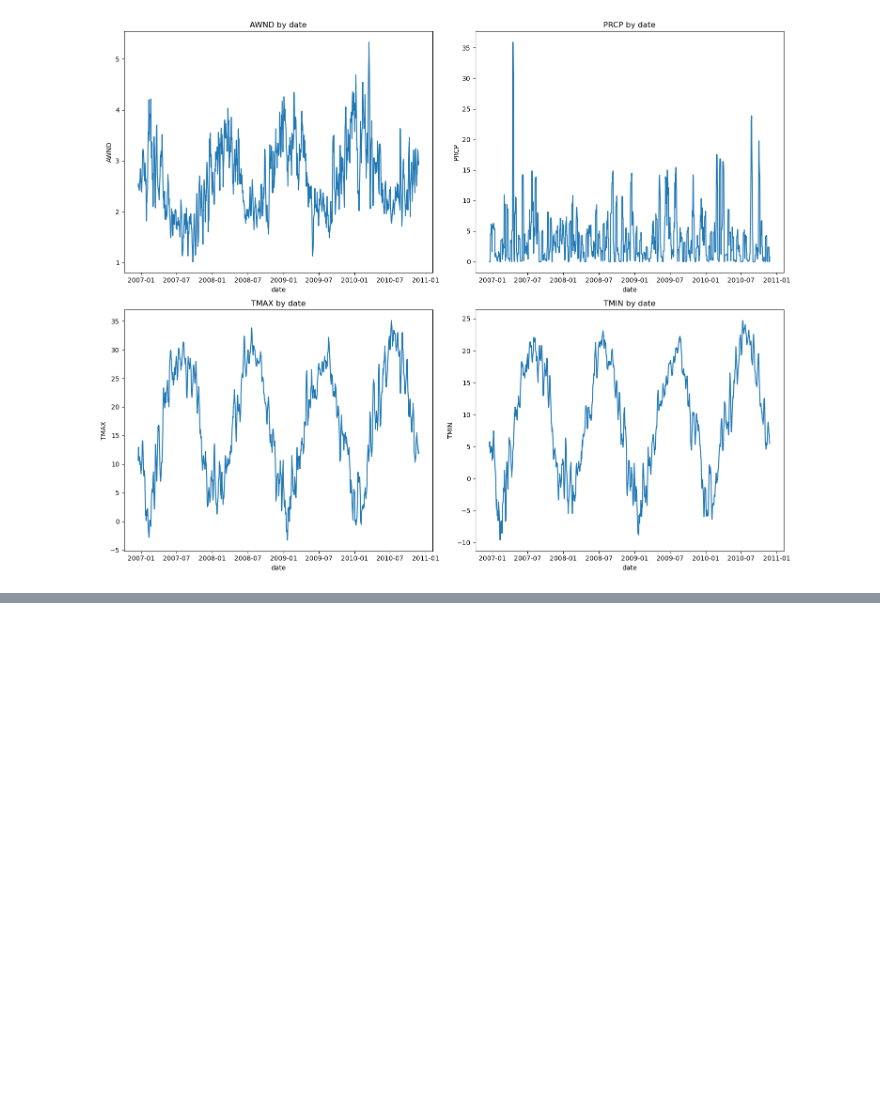
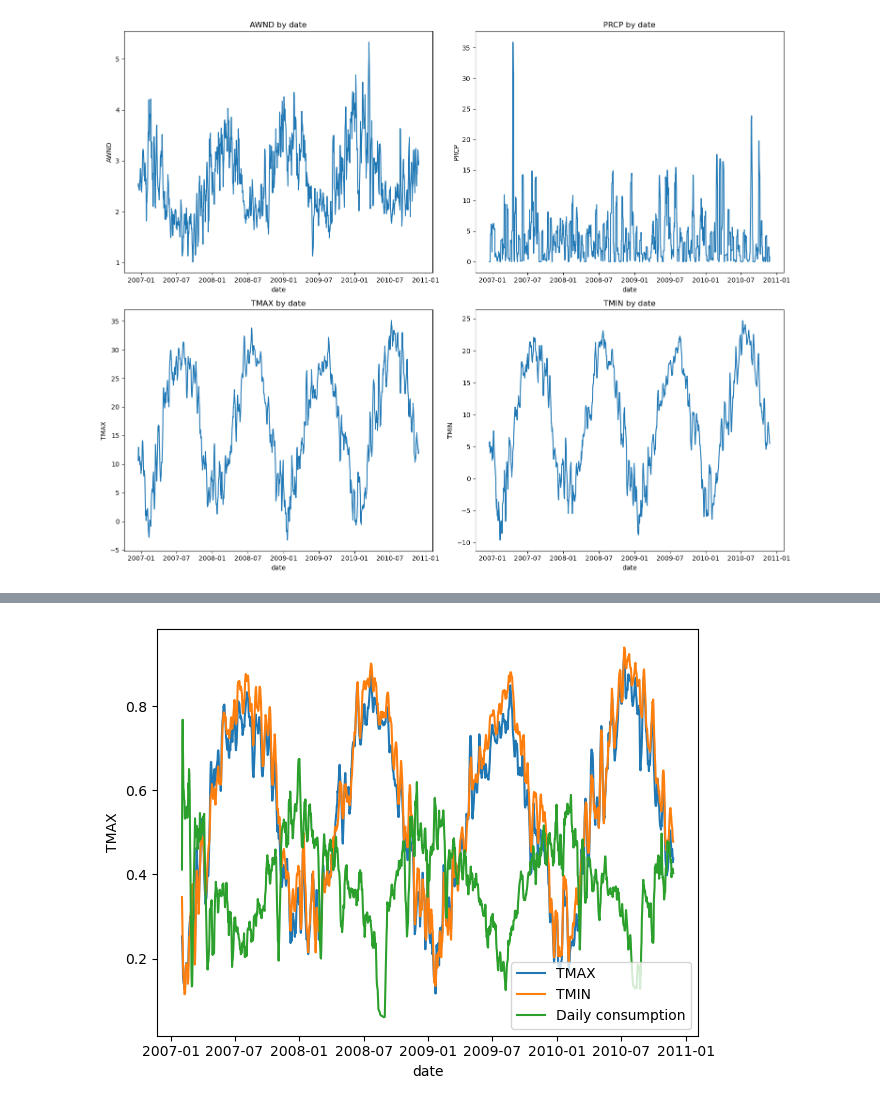
Before and after one commit to NotFenir/Data-Science-Projects, a Jupyter notebook: Electricity Consumption Based On Weather Data/notebook.ipynb, the cells around one changed output, grey strips where cells are left out. Cells and saved outputs as stored; diff of their text form; code cells hidden in the pictures; blank space fills up the shorter version.

```diff
--- a/Electricity Consumption Based On Weather Data/notebook.ipynb
+++ b/Electricity Consumption Based On Weather Data/notebook.ipynb
@@ -184,0 +184,12 @@ sns.heatmap(df_ts.pct_change().corr(), annot=True, cmap='coolwarm')
+# %%
+from sklearn.preprocessing import MinMaxScaler
+
+scaler = MinMaxScaler()
+
+df_norm_ts = pd.DataFrame(
+    scaler.fit_transform(df_ts[df_ts.index > '2007-02-01']),
+    columns=df_ts.columns,
+    index=df_ts[df_ts.index > '2007-02-01'].index
+)
+
+df_norm_ts.head()
@@ -184,0 +204,14 @@ sns.heatmap(df_ts.pct_change().corr(), annot=True, cmap='coolwarm')
+# %%
+df_norm_ts_window = df_norm_ts.rolling(window='7D').mean()
+
+
+
+sns.lineplot(df_norm_ts_window, x='date', y='TMAX', label='TMAX')
+sns.lineplot(df_norm_ts_window, x='date', y='TMIN', label='TMIN')
+sns.lineplot(df_norm_ts_window, x='date', y='daily_consumption', label='Daily consumption')
+
+plt.legend()
+
+plt.tight_layout()
+# %% [output]
+[figure, added]
```
Also changed, not shown: parts of 29 cells of this notebook.
